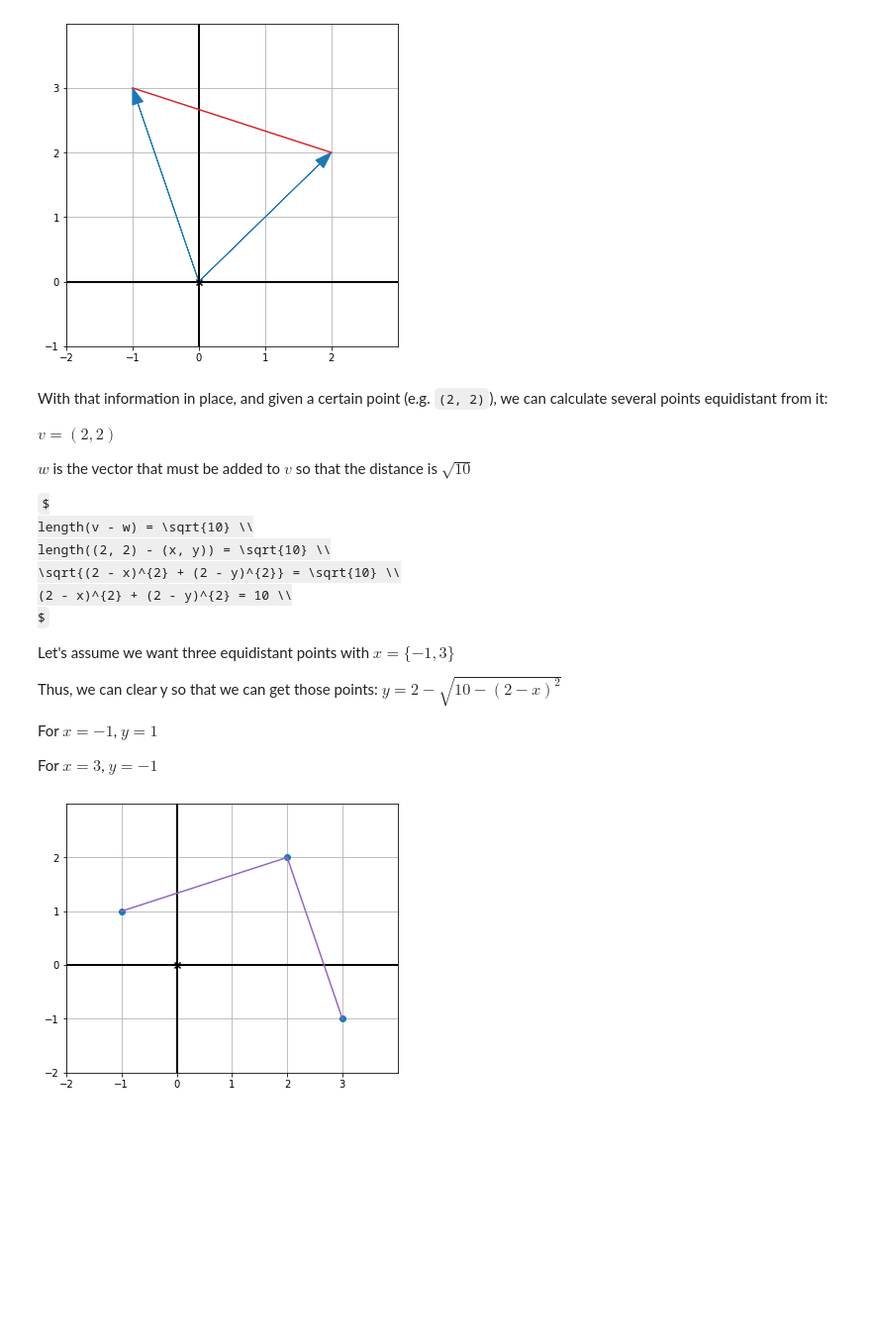
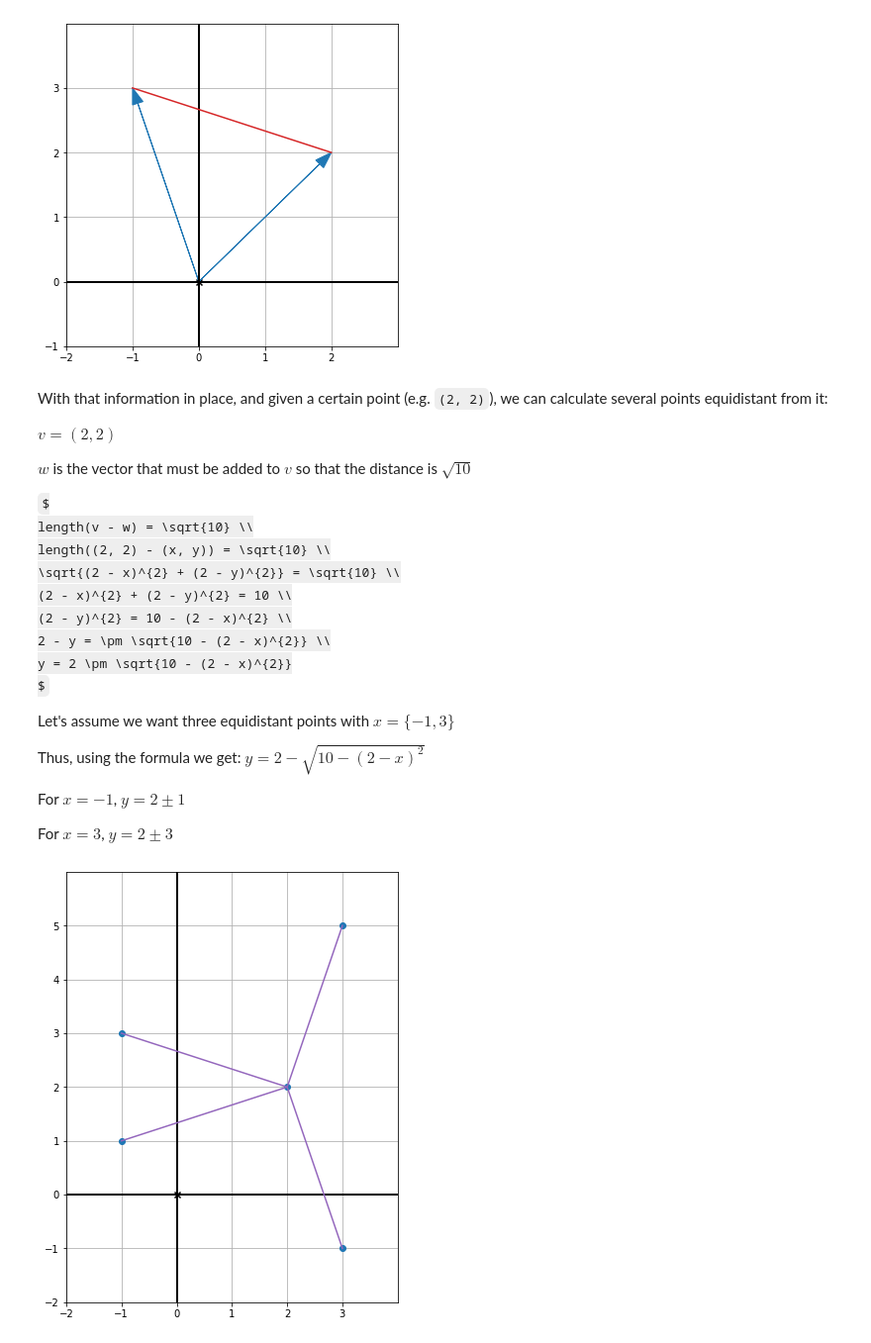
Before and after one commit to sergiofgonzalez/math-workbench, a Jupyter notebook: 01-vectors-in-the-2d-plane/02-vector-arithmetics-notebook/vector_arithmetics.ipynb, the cells around one changed output. Shown: that part at 99% size. Saved outputs shown, nothing was run; the diff lists cells and outputs as text; code cells hidden in the pictures; some formulas as TeX source; blank space fills up the shorter version.

```diff
--- a/01-vectors-in-the-2d-plane/02-vector-arithmetics-notebook/vector_arithmetics.ipynb
+++ b/01-vectors-in-the-2d-plane/02-vector-arithmetics-notebook/vector_arithmetics.ipynb
@@ -280,25 +280,28 @@ length(v - w) = \sqrt{10} \\
 length((2, 2) - (x, y)) = \sqrt{10} \\
 \sqrt{(2 - x)^{2} + (2 - y)^{2}} = \sqrt{10} \\
 (2 - x)^{2} + (2 - y)^{2} = 10 \\
+(2 - y)^{2} = 10 - (2 - x)^{2} \\
+2 - y = \pm \sqrt{10 - (2 - x)^{2}} \\
+y = 2 \pm \sqrt{10 - (2 - x)^{2}}
 $
 
 Let's assume we want three equidistant points with $ x = \{-1, 3\} $
 
-Thus, we can clear y so that we can get those points:
+Thus, using the formula we get:
 $
 y = 2 - \sqrt{10 - (2 - x)^{2}}
 $
 
-For $ x = -1 $, $ y = 1 $
+For $ x = -1 $, $ y = 2 \pm 1 $
 
-For $ x = 3 $, $ y = -1 $
+For $ x = 3 $, $ y = 2 \pm 3 $
 # %%
 from vector_drawing import Points
 
 draw(
-    Points((2, 2), (-1, 1), (3, -1), color=blue),
-    Segment((2, 2), (-1, 1), color=purple),
-    Segment((2, 2), (3, -1), color=purple)
+    Points((2, 2), (-1, 1), (-1, 3), (3, -1), (3, 5), color=blue),
+    Segment((2, 2), (-1, 1), color=purple), Segment((2, 2), (-1, 3), color=purple),
+    Segment((2, 2), (3, -1), color=purple), Segment((2, 2), (3, 5), color=purple)
     )
 # %% [output]
-[figure, old version]
+[figure, new version]
```
Also changed, not shown: parts of 4 cells of this notebook, 1 other file.
